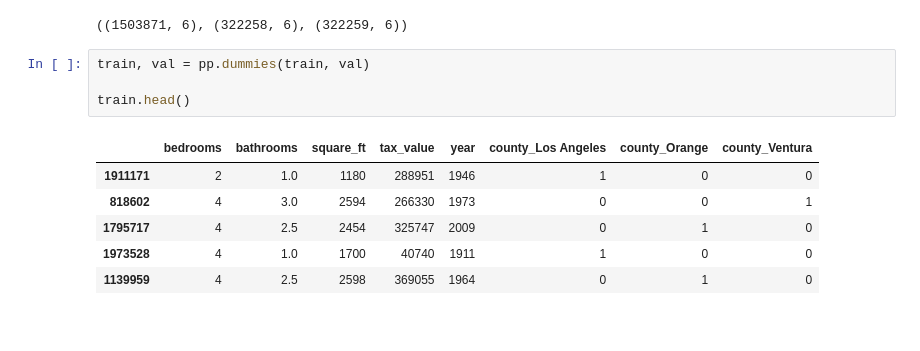
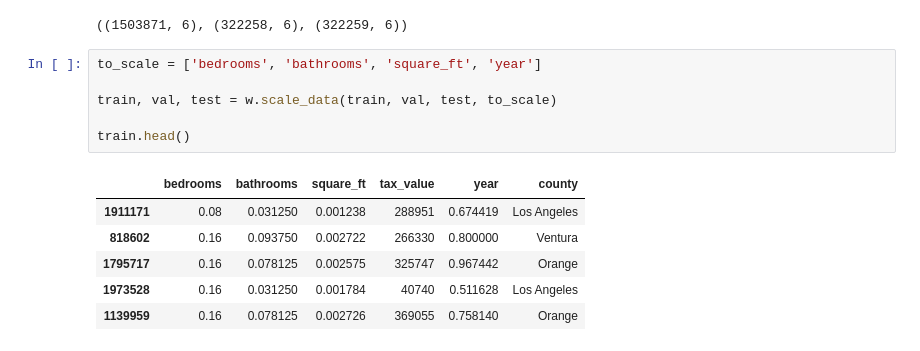
Before and after one commit to Msalazar2/regression-exercises, a Jupyter notebook: modeling.ipynb, the cells around one changed output. Saved outputs shown, nothing was run; the diff lists cells and outputs as text.

```diff
--- a/modeling.ipynb
+++ b/modeling.ipynb
@@ -35,16 +40,18 @@ train, val, test = p.split_data(df)
 train.shape, val.shape, test.shape
 # %% [output]
 ((1503871, 6), (322258, 6), (322259, 6))
-# %%
-train, val = pp.dummies(train, val)
-
-train.head()
-# %% [output]
-|  | bedrooms | bathrooms | square_ft | tax_value | year | county_Los Angeles | county_Orange | county_Ventura |
-| 1911171 | 2 | 1.0 | 1180 | 288951 | 1946 | 1 | 0 | 0 |
-| 818602 | 4 | 3.0 | 2594 | 266330 | 1973 | 0 | 0 | 1 |
-| 1795717 | 4 | 2.5 | 2454 | 325747 | 2009 | 0 | 1 | 0 |
-| 1973528 | 4 | 1.0 | 1700 | 40740 | 1911 | 1 | 0 | 0 |
-| 1139959 | 4 | 2.5 | 2598 | 369055 | 1964 | 0 | 1 | 0 |
+# %%
+to_scale = ['bedrooms', 'bathrooms', 'square_ft', 'year']
+
+train, val, test = w.scale_data(train, val, test, to_scale)
+
+train.head()
+# %% [output]
+|  | bedrooms | bathrooms | square_ft | tax_value | year | county |
+| 1911171 | 0.08 | 0.031250 | 0.001238 | 288951 | 0.674419 | Los Angeles |
+| 818602 | 0.16 | 0.093750 | 0.002722 | 266330 | 0.800000 | Ventura |
+| 1795717 | 0.16 | 0.078125 | 0.002575 | 325747 | 0.967442 | Orange |
+| 1973528 | 0.16 | 0.031250 | 0.001784 | 40740 | 0.511628 | Los Angeles |
+| 1139959 | 0.16 | 0.078125 | 0.002726 | 369055 | 0.758140 | Orange |
 # %%
 X_train, y_train = pp.xy_split(train)
```
Also changed, not shown: parts of 27 cells of this notebook, 2 other files.
